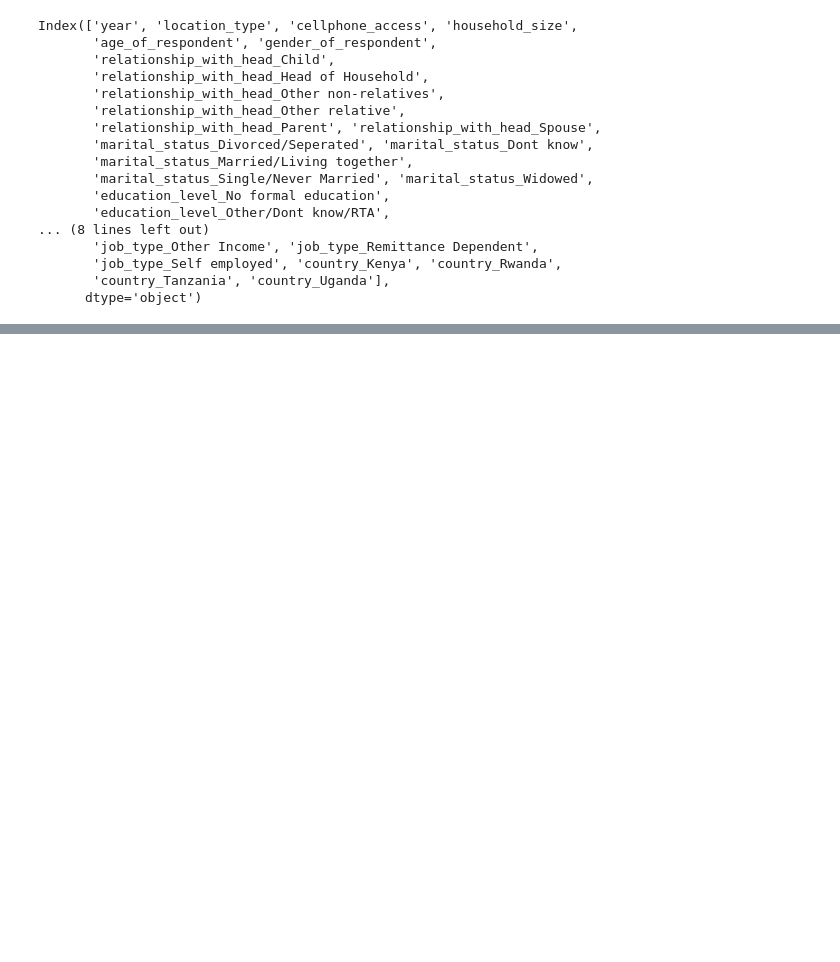
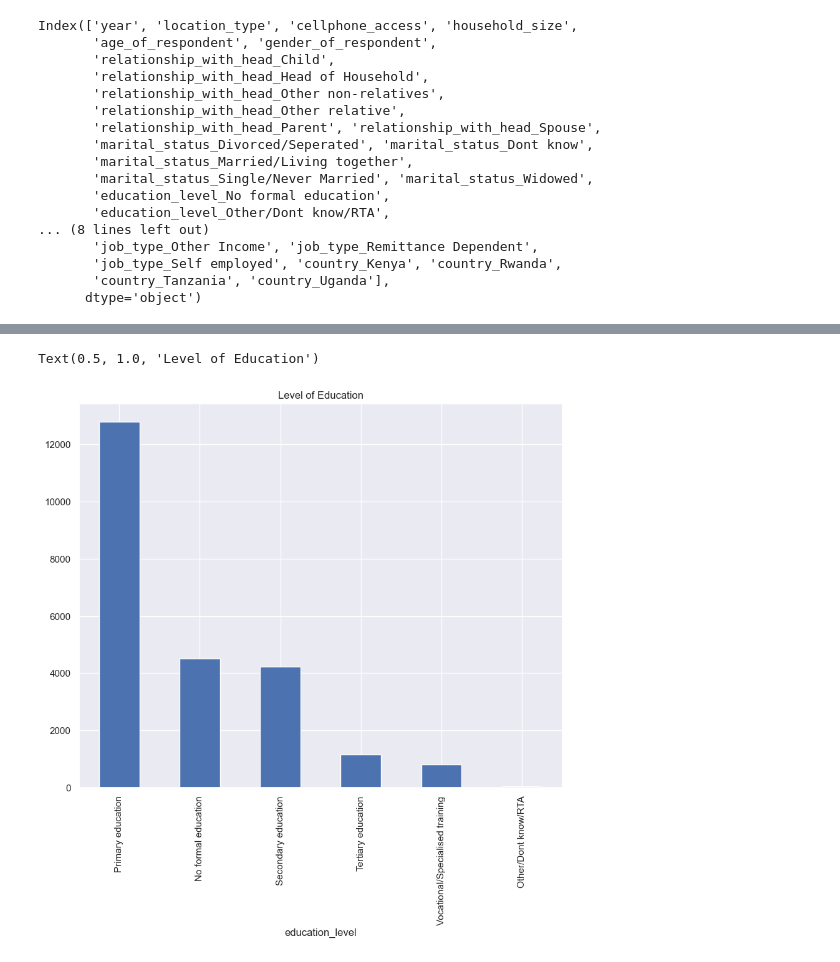
Before and after one commit to Marco-Pichl/ml_project_Team_C, a Jupyter notebook: EDA-and-modeling.ipynb, the cells around one changed output, grey strips where cells are left out. Saved outputs shown, nothing was run; the diff lists cells and outputs as text; code cells hidden in the pictures; blank space fills up the shorter version.

```diff
--- a/EDA-and-modeling.ipynb
+++ b/EDA-and-modeling.ipynb
@@ -383,0 +393,7 @@ Index(['year', 'location_type', 'cellphone_access', 'household_size',
+# %%
+L = train['education_level'].value_counts()[:10]
+L.plot(kind = 'bar',figsize=(10,8))
+plt.title('Level of Education')
+# %% [output]
+Text(0.5, 1.0, 'Level of Education')
+[figure, added]
```
Also changed, not shown: parts of 16 cells of this notebook, 1 other file.
